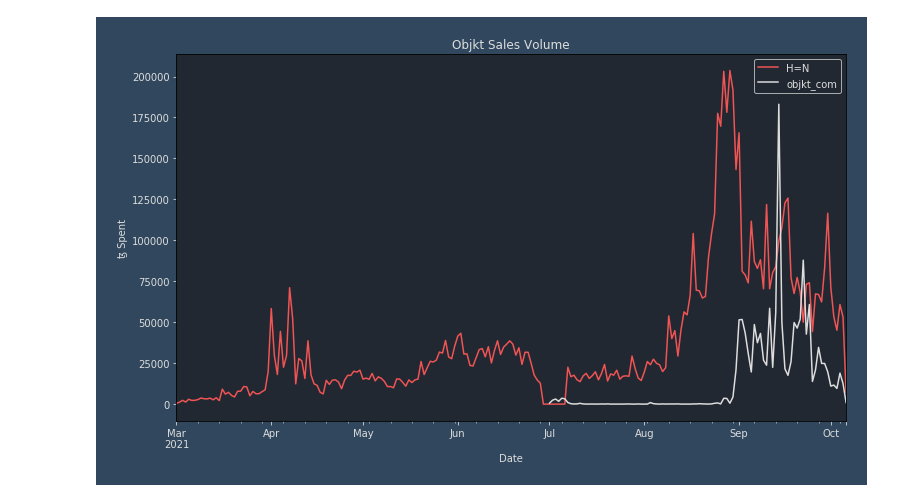
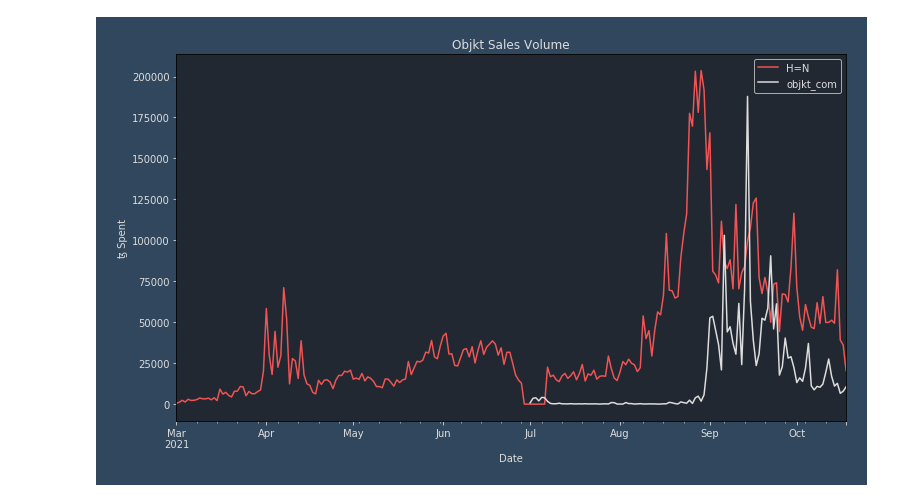
Before and after one commit to tgreiser/hen-utils, a Jupyter notebook: python/Objkt Volume.ipynb, the cells around one changed output. Drawn from its saved outputs; the diff is of its cells as text; code cells hidden in the pictures.

```diff
--- a/python/Objkt Volume.ipynb
+++ b/python/Objkt Volume.ipynb
@@ -125,0 +165,37 @@ Freq: D, Name: objkt_com, Length: 98, dtype: float64
+# %%
+files = glob.glob('../data/transactions/bigmap_keys_5910_*.json')+\
+    glob.glob('../data/transactions/tmp/bigmap_keys_5910_*.json')
+
+def read(f):
+    return pd.read_json(f) \
+        [['key', 'value']]
+
+def get_tez(d):
+    return int(d['xtz_per_objkt']) / 10**6
+
+def get_artist(d):
+    return d['artist']
+
+def get_objkt_id(d):
+    return d['objkt_id']
+
+bm = pd.concat(map(read, files))
+bm['artist'] = bm['value'].apply(get_artist)
+bm['objkt_id'] = bm['value'].apply(get_artist)
+bm['xtz_per_objkt'] = bm['value'].apply(get_tez)
+
+#display(bm.tail())
+#display(tr.tail())
+merged = tr.merge(bm, how='left', on='key')
+display(merged.tail())
+
+bid_volume = merged.groupby(pd.Grouper(key='timestamp', axis=0, freq='D')).sum()['xtz_per_objkt']
+display(bid_volume)
+display(objkt_volume)
+
+# As a sanity check, merged (fulfilled) should be smaller than bm (all bids)
+display(bm['xtz_per_objkt'].sum())
+display(merged['xtz_per_objkt'].sum())
+
+objkt = bid_volume.add(objkt_volume).rename('objkt_com')
+display(objkt)
@@ -126,29 +250,29 @@ Freq: D, Name: objkt_com, Length: 98, dtype: float64
 # %%
 c1 = '#222831'
 c2 = '#30475E'
 c3 = '#F05454'
 c4 = '#DDDDDD'
 
 plt.rcParams.update({
     "figure.facecolor":  c2,
     "axes.facecolor":    c1,
     "text.color": c4,
     "axes.labelcolor": c4,
     "xtick.color":  c4,
     "ytick.color":  c4,
     "grid.color":  c4,
     "savefig.pad_inches": 0.3,
 })
 
 color_cycler = cycler('color', [c3, c4])
 plt.rc('axes', prop_cycle=color_cycler)
 
 volume.plot(figsize=(12,6.75))
-objkt_volume.plot(figsize=(12,6.75))
+objkt.plot(figsize=(12,6.75))
 
 plt.xlabel('Date')
 plt.ylabel(f'ꜩ Spent')
 plt.legend()
 _ = plt.title(f'Objkt Sales Volume')
 # %% [output]
-[figure, old version]
+[figure, new version]
```
Also changed, not shown: parts of 7 cells of this notebook, 9 other files.
